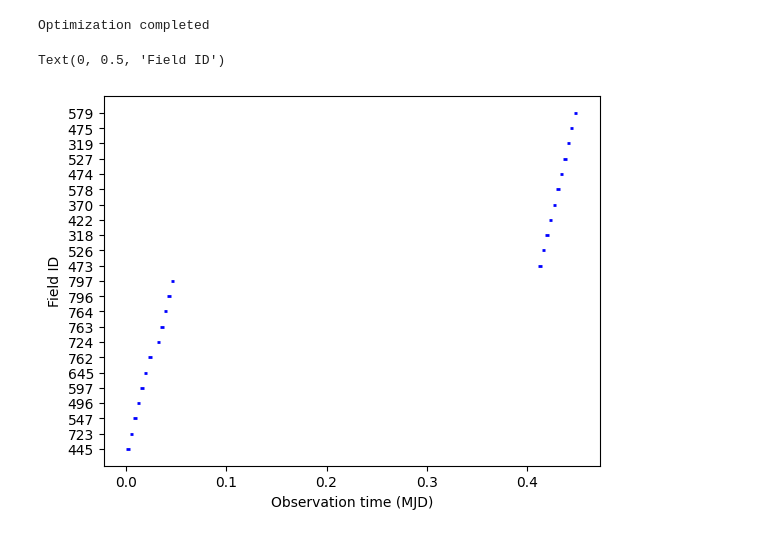
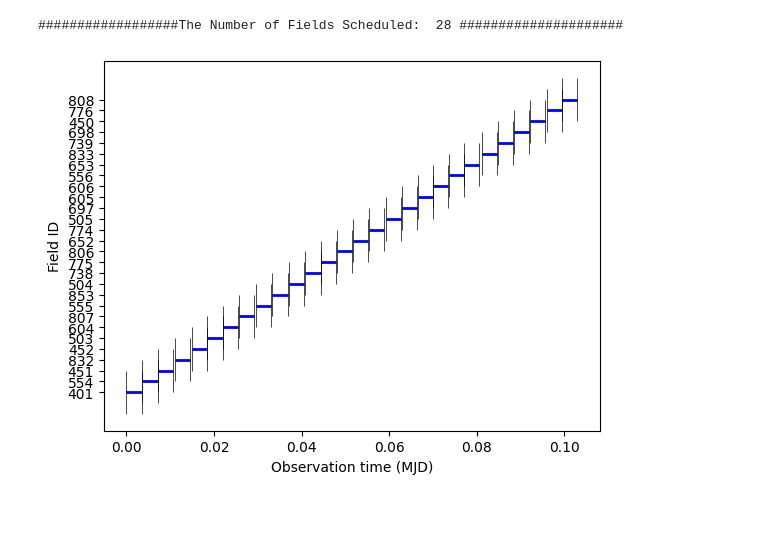
Before and after one commit to Yogesh-wagha/MILP_scheduler, a Jupyter notebook: MILP_scheduler_lexico.ipynb, the cells around one changed output. Saved outputs shown, nothing was run; the diff lists cells and outputs as text; code cells hidden in the pictures.

Commit message:
created a notebook from scartch that now does scheudling that uses the objective function mazimizing the probability [need to start wiht cadence related constraints]

```diff
--- a/MILP_scheduler_lexico.ipynb
+++ b/MILP_scheduler_lexico.ipynb
@@ -232,18 +214,0 @@ M = (selected_fields['end_time'].max() - selected_fields['start_time'].min()).to
-# %%
-m = Model('real_telescope')  #for docplex
-m.parameters.timelimit = 60
-t = [m.continuous_var(
-        lb=(row['start_time'] - start_time).to_value(u.day),
-        ub=(row['end_time'] - start_time - exposure_time).to_value(u.day),
-        name=f't_{i}'
-     ) for i, row in enumerate(selected_fields)]
-x = [m.binary_var(name=f'x_{i}') for i in range(len(t))]
-s = [[m.binary_var(name=f's_{i}_{j}') for j in range(i)] for i in range(len(t))]
-
-for i in range(len(t)):
-    for j in range(i):
-        # Constraints for time sequencing between fields i and j
-        m.add_constraint(t[i] + delta * x[i] - t[j] <= M * (1 - s[i][j]), ctname=f'constr1_{i}_{j}')
-        m.add_constraint(t[j] + delta * x[j] - t[i] <= M * s[i][j], ctname=f'constr2_{i}_{j}')
-m.maximize(m.sum(x))
-solution = m.solve(log_output=True)
@@ -268,27 +298,36 @@ Total (root+branch&cut) =   60.04 sec. (23805.10 ticks)
 # %%
+scheduled_start_times = [solution.get_value(var) for var in tc]
+scheduled_fields = QTable(selected_fields)
+scheduled_fields['scheduled_start_time'] = Time(scheduled_start_times, format='mjd')
+scheduled_fields['scheduled_start_time'].format = 'iso'
+scheduled_fields['scheduled_end_time'] = scheduled_fields['scheduled_start_time'] + exposure_time
+scheduled_fields = scheduled_fields[np.asarray([solution.get_value(var) for var in x], dtype=bool)]
+scheduled_fields.sort('scheduled_start_time')
+print("##################The Number of Fields Scheduled: ",len(scheduled_fields),"#####################")
 
-if solution:
-    print("Optimization completed")
-    scheduled_start_times = [solution.get_value(var) for var in t]
-    scheduled_fields = QTable(selected_fields)
-    scheduled_fields['scheduled_start_time'] = Time(scheduled_start_times, format='mjd')
-    scheduled_fields['scheduled_start_time'].format = 'iso'
-    scheduled_fields['scheduled_end_time'] = scheduled_fields['scheduled_start_time'] + exposure_time
-    scheduled_fields = scheduled_fields[np.asarray([solution.get_value(var) for var in x], dtype=bool)]
-    scheduled_fields.sort('scheduled_start_time')
-else:
-    print("No solution found")
 fig, ax = plt.subplots()
 ax.hlines(
     np.arange(len(scheduled_fields)),
     scheduled_fields['scheduled_start_time'].mjd,
     scheduled_fields['scheduled_end_time'].mjd,
-    colors='blue', linewidth=2)
-ax.set_yticks(np.arange(len(scheduled_fields)))
+    colors='blue', linewidth=2
+)
+for i in range(len(scheduled_fields)):
+    ax.vlines(
+        scheduled_fields['scheduled_start_time'][i].mjd,
+        ymin=i - 2, ymax=i + 2,
+        color='black', linewidth=0.5, linestyle='-'
+    )
+    ax.vlines(
+        scheduled_fields['scheduled_end_time'][i].mjd,
+        ymin=i - 2, ymax=i + 2,
+        color='black', linewidth=0.5, linestyle='-'  )
+ax.set_yticks(np.arange(len(scheduled_fields)), scheduled_fields['field_id'].astype(str))
 ax.set_yticklabels(scheduled_fields['field_id'].astype(str))
 ax.set_xlabel('Observation time (MJD)')
 ax.set_ylabel('Field ID')
+# plt.savefig('scheduler_slew_time_CPLEX_1.png', dpi=300, bbox_inches='tight')
+plt.show()
 # %% [output]
-Optimization completed
+##################The Number of Fields Scheduled:  28 #####################
-Text(0, 0.5, 'Field ID')
-[figure, old version]
+[figure, new version]
```
Also changed, not shown: parts of 17 cells of this notebook.
